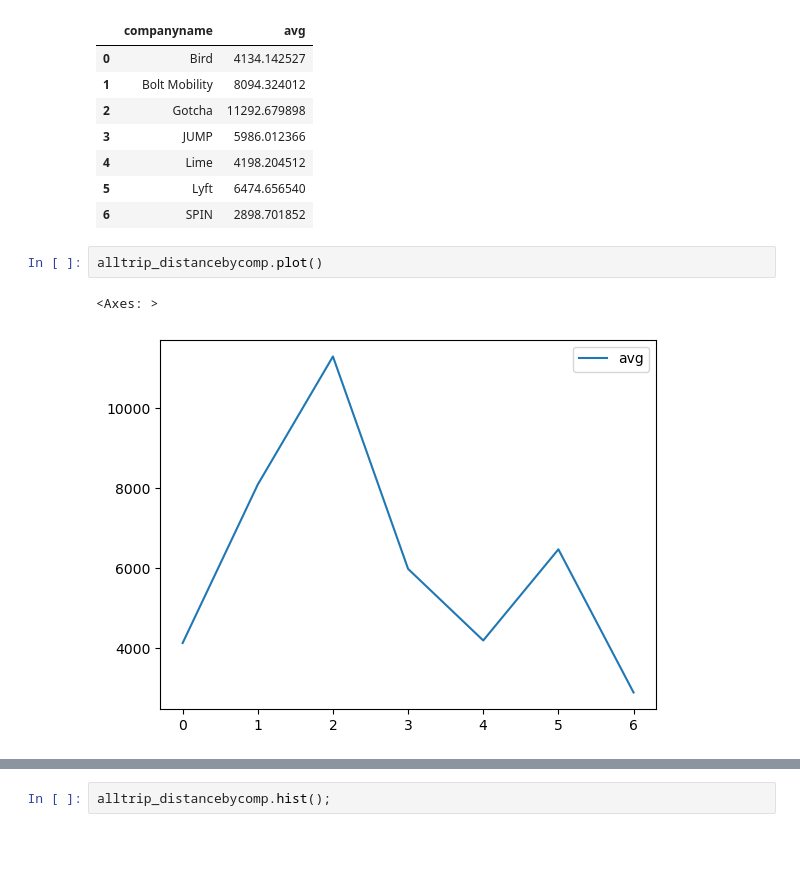
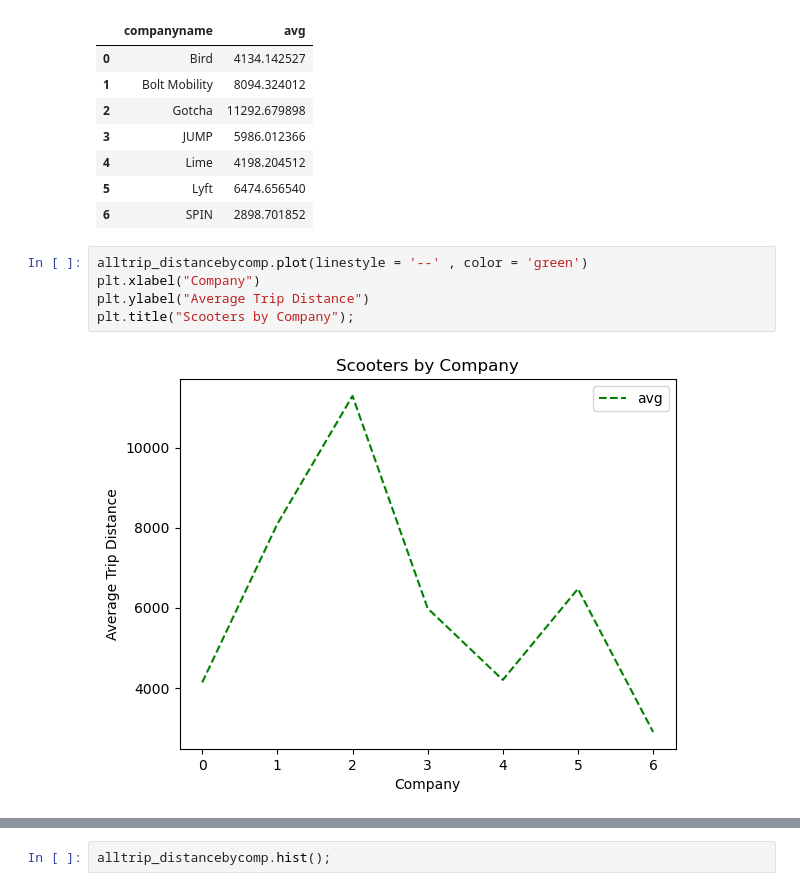
Before and after one commit to NSS-Full-Time-Data-Analytics-11/nashville-scooters-tucker, a Jupyter notebook: notebook/take3.ipynb, the cells around one changed output, grey strips where cells are left out. Saved outputs shown, nothing was run; the diff lists cells and outputs as text; blank space fills up the shorter version.

```diff
--- a/notebook/take3.ipynb
+++ b/notebook/take3.ipynb
@@ -196,7 +172,9 @@ alltrip_distancebycomp
 | 5 | Lyft | 6474.656540 |
 | 6 | SPIN | 2898.701852 |
 # %%
-alltrip_distancebycomp.plot()
+alltrip_distancebycomp.plot(linestyle = '--' , color = 'green')
+plt.xlabel("Company")
+plt.ylabel("Average Trip Distance")
+plt.title("Scooters by Company");
 # %% [output]
-<Axes: >
-[figure, old version]
+[figure, new version]
```
Also changed, not shown: parts of 12 cells of this notebook.
